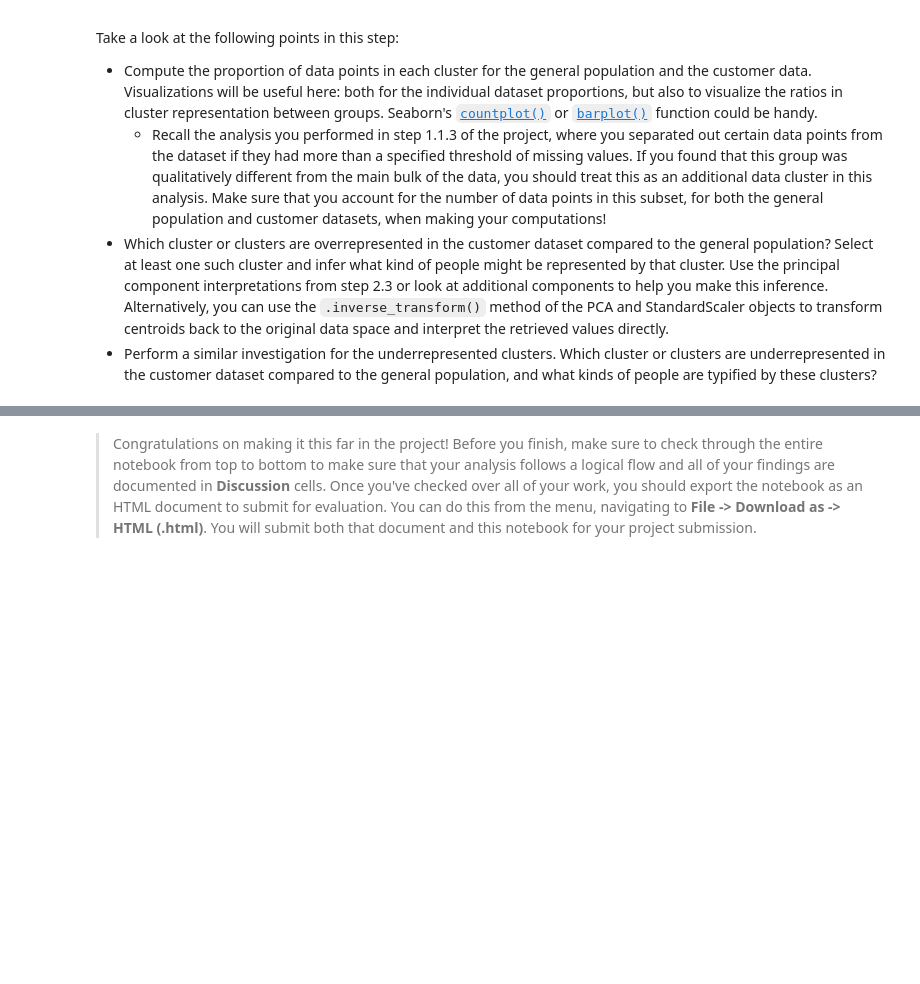
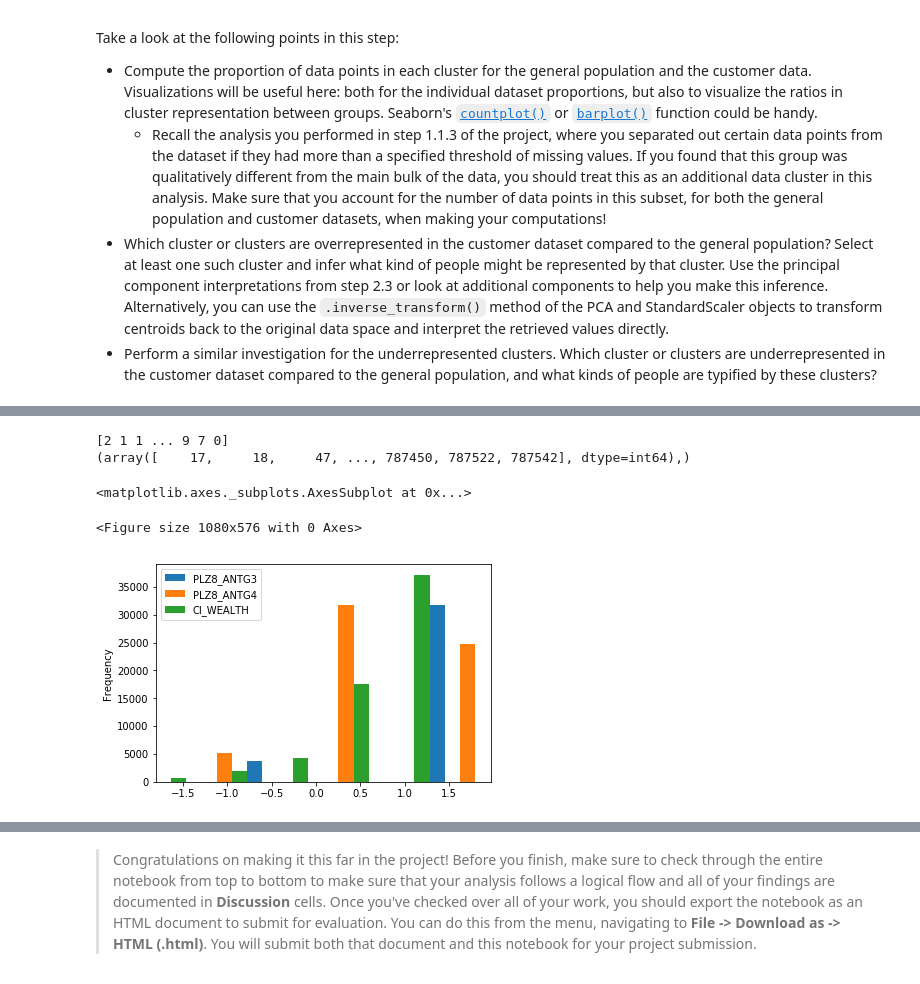
Before and after one commit to xueweiyema/IdentifyCustomer, a Jupyter notebook: Identify_Customer_Segments.ipynb, the cells around one changed output, grey strips where cells are left out. Cells and saved outputs as stored; diff of their text form; code cells hidden in the pictures; blank space fills up the shorter version.

```diff
--- a/Identify_Customer_Segments.ipynb
+++ b/Identify_Customer_Segments.ipynb
@@ -1266,3 +1306,18 @@ weightsOfPca(0)
+# %%
+# gain the index of top1 weight component
+print(result)
+cluster_first_index = np.where(result == 7)
+print(cluster_first_index)
+# gain the top 3 feature data of this component
+plt.figure(figsize=(15,8))
+
+azdias_data.loc[cluster_first_index][['PLZ8_ANTG3','PLZ8_ANTG4','CI_WEALTH']].plot.hist(bins=20)
+# %% [output]
+[2 1 1 ... 9 7 0]
+(array([    17,     18,     47, ..., 787450, 787522, 787542], dtype=int64),)
+<matplotlib.axes._subplots.AxesSubplot at 0x...>
+<Figure size 1080x576 with 0 Axes>
+[figure, added]
 # %% [markdown]
 ### Discussion 3.3: Compare Customer Data to Demographics Data
 
```
Also changed, not shown: parts of 18 cells of this notebook, 1 other file.
